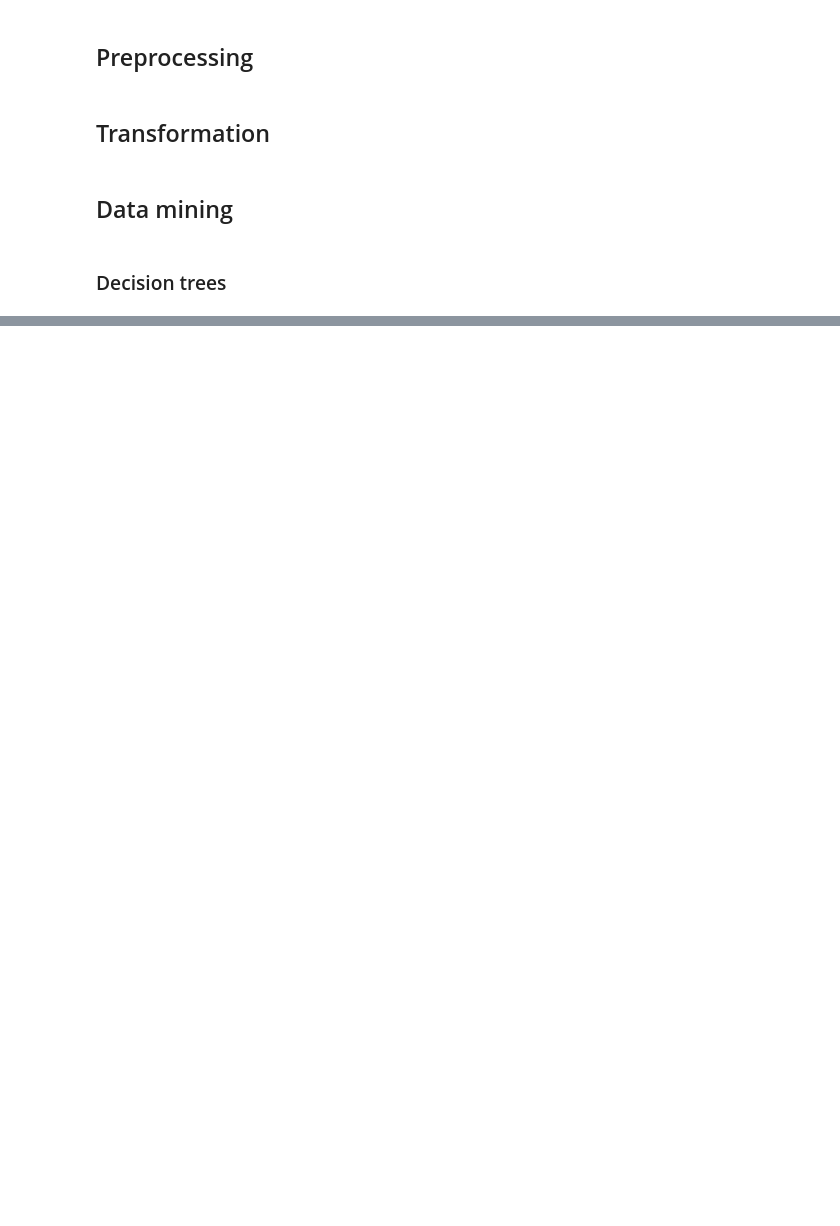
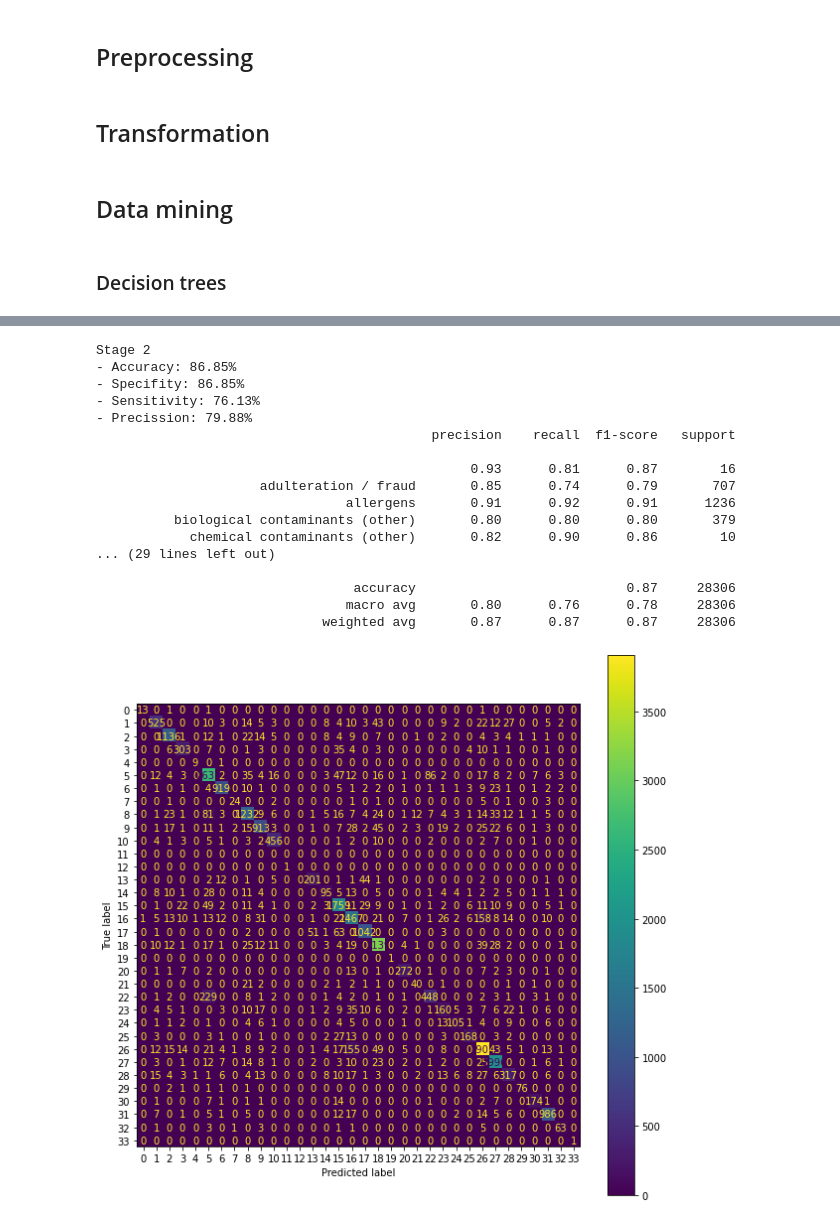
Before and after one commit to FernandoPerezLara/RASFF-predictions-dashboard, a Jupyter notebook: algorithms.ipynb, the cells around one changed output, grey strips where cells are left out. Cells and saved outputs as stored; diff of their text form; code cells hidden in the pictures; blank space fills up the shorter version.

```diff
--- a/algorithms.ipynb
+++ b/algorithms.ipynb
@@ -69,0 +130,22 @@ DecisionTreeClassifier()
+# %%
+print("Stage 2")
+stage2.classifier.decision_tree.get_metrics()
+# %% [output]
+Stage 2
+- Accuracy: 86.85%
+- Specifity: 86.85%
+- Sensitivity: 76.13%
+- Precission: 79.88%
+                                           precision    recall  f1-score   support
+
+                                                0.93      0.81      0.87        16
+                     adulteration / fraud       0.85      0.74      0.79       707
+                                allergens       0.91      0.92      0.91      1236
+          biological contaminants (other)       0.80      0.80      0.80       379
+            chemical contaminants (other)       0.82      0.90      0.86        10
+... (29 lines left out)
+
+                                 accuracy                           0.87     28306
+                                macro avg       0.80      0.76      0.78     28306
+                             weighted avg       0.87      0.87      0.87     28306
+[figure, added]
```
Also changed, not shown: parts of 11 cells of this notebook.
